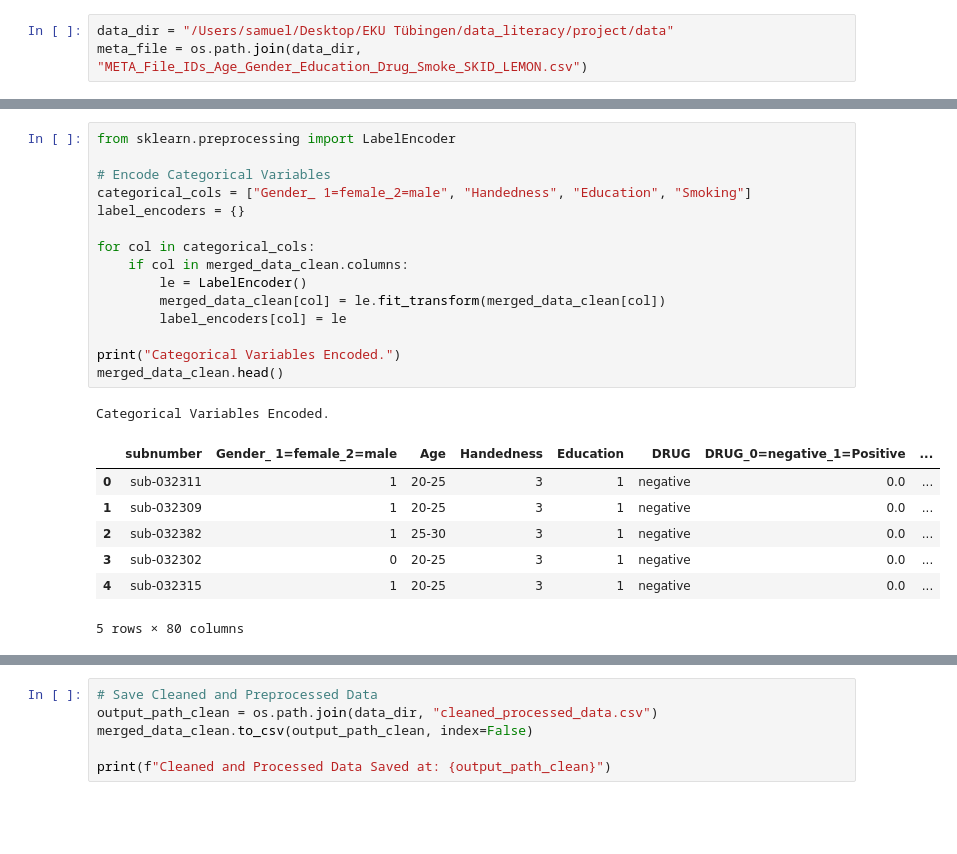
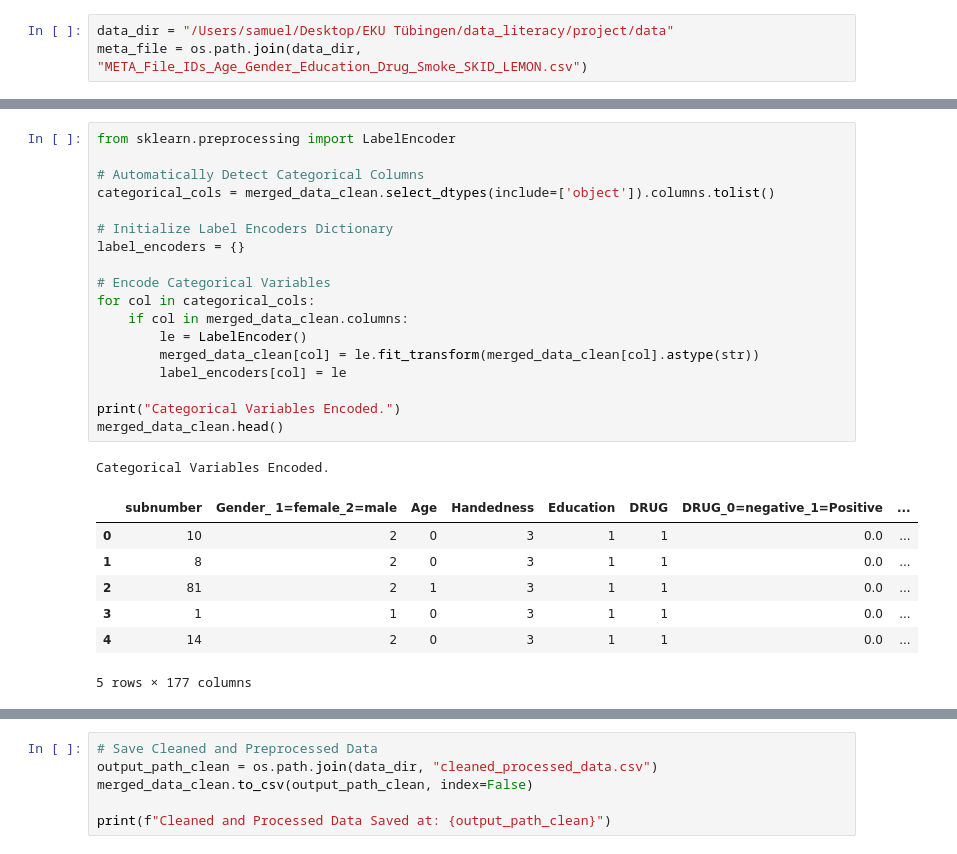
Before and after one commit to nicola1702/LEMON-Love-Predictor, a Jupyter notebook: data_structure_analysis.ipynb, the cells around one changed output, grey strips where cells are left out. Cells and saved outputs as stored; diff of their text form; blank space fills up the shorter version.

```diff
--- a/data_structure_analysis.ipynb
+++ b/data_structure_analysis.ipynb
@@ -151,24 +185,27 @@ Length: 80, dtype: int64
 # %%
 from sklearn.preprocessing import LabelEncoder
 
-# Encode Categorical Variables
-categorical_cols = ["Gender_ 1=female_2=male", "Handedness", "Education", "Smoking"]
+# Automatically Detect Categorical Columns
+categorical_cols = merged_data_clean.select_dtypes(include=['object']).columns.tolist()
+
+# Initialize Label Encoders Dictionary
 label_encoders = {}
 
+# Encode Categorical Variables
 for col in categorical_cols:
     if col in merged_data_clean.columns:
         le = LabelEncoder()
-        merged_data_clean[col] = le.fit_transform(merged_data_clean[col])
+        merged_data_clean[col] = le.fit_transform(merged_data_clean[col].astype(str))
         label_encoders[col] = le
 
 print("Categorical Variables Encoded.")
 merged_data_clean.head()
 # %% [output]
 Categorical Variables Encoded.
 |  | subnumber | Gender_ 1=female_2=male | Age | Handedness | Education | DRUG | DRUG_0=negative_1=Positive | ... |
-| 0 | sub-032311 | 1 | 20-25 | 3 | 1 | negative | 0.0 | ... |
-| 1 | sub-032309 | 1 | 20-25 | 3 | 1 | negative | 0.0 | ... |
-| 2 | sub-032382 | 1 | 25-30 | 3 | 1 | negative | 0.0 | ... |
-| 3 | sub-032302 | 0 | 20-25 | 3 | 1 | negative | 0.0 | ... |
-| 4 | sub-032315 | 1 | 20-25 | 3 | 1 | negative | 0.0 | ... |
+| 0 | 10 | 2 | 0 | 3 | 1 | 1 | 0.0 | ... |
+| 1 | 8 | 2 | 0 | 3 | 1 | 1 | 0.0 | ... |
+| 2 | 81 | 2 | 1 | 3 | 1 | 1 | 0.0 | ... |
+| 3 | 1 | 1 | 0 | 3 | 1 | 1 | 0.0 | ... |
+| 4 | 14 | 2 | 0 | 3 | 1 | 1 | 0.0 | ... |
-5 rows × 80 columns
+5 rows × 177 columns
```
Also changed, not shown: parts of 13 cells of this notebook.
